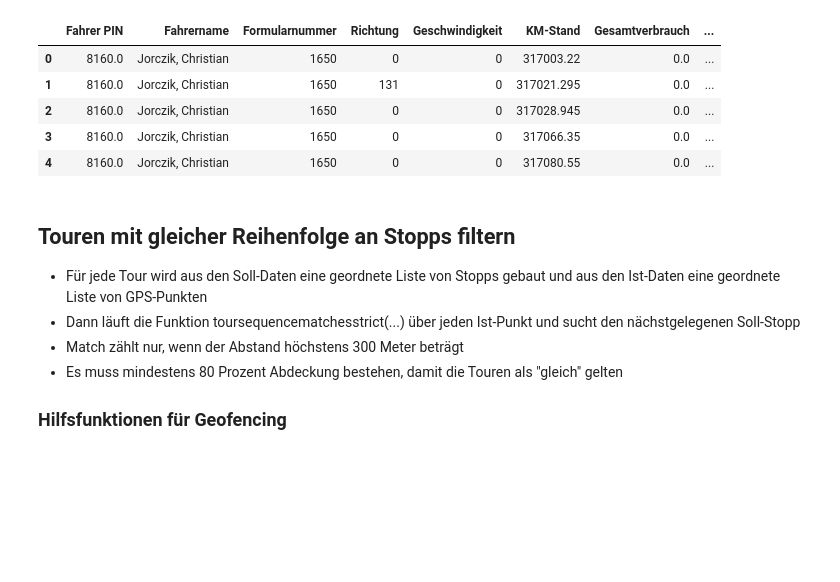
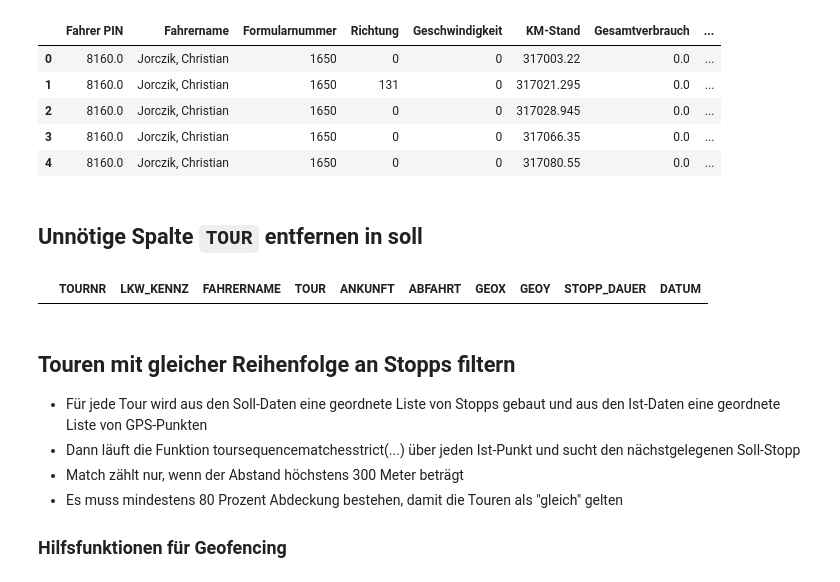
Before and after one commit to junguy01/transport_optimization, a Jupyter notebook: analyse_soll_ist_clean.ipynb, the cells around one changed output. Drawn from its saved outputs; the diff is of its cells as text; code cells hidden in the pictures; blank space fills up the shorter version.

```diff
--- a/analyse_soll_ist_clean.ipynb
+++ b/analyse_soll_ist_clean.ipynb
@@ -29,3 +29,10 @@ ist.head()
 | 2 | 8160.0 | Jorczik, Christian | 1650 | 0 | 0 | 317028.945 | 0.0 | ... |
 | 3 | 8160.0 | Jorczik, Christian | 1650 | 0 | 0 | 317066.35 | 0.0 | ... |
 | 4 | 8160.0 | Jorczik, Christian | 1650 | 0 | 0 | 317080.55 | 0.0 | ... |
+# %% [markdown]
+## Unnötige Spalte `TOUR` entfernen in soll
+# %%
+gleich = soll[soll.TOURNR != soll.TOUR]
+gleich
+# %% [output]
+|  | TOURNR | LKW_KENNZ | FAHRERNAME | TOUR | ANKUNFT | ABFAHRT | GEOX | GEOY | STOPP_DAUER | DATUM |
```
Also changed, not shown: parts of 29 cells of this notebook.
